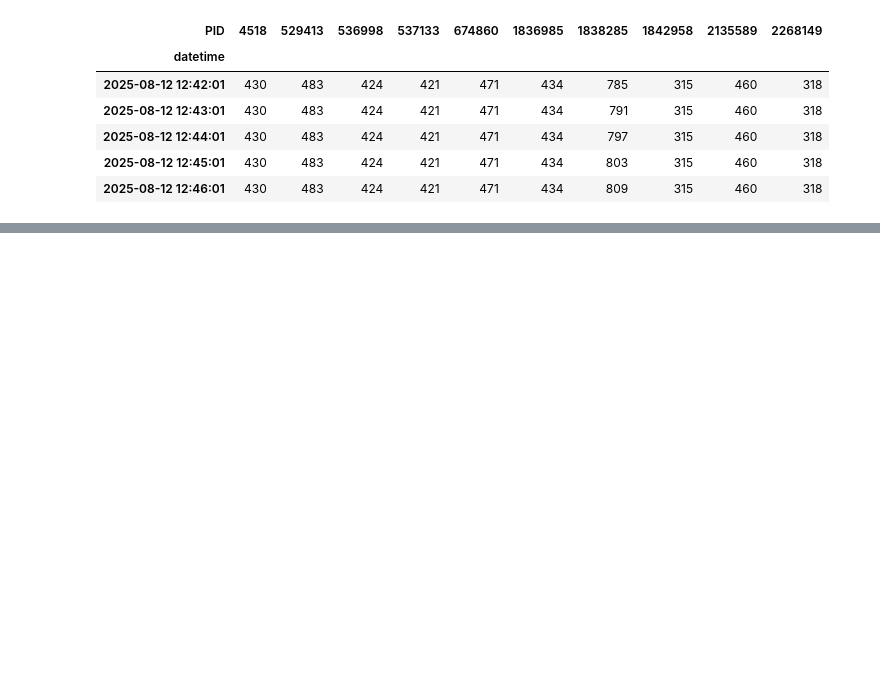
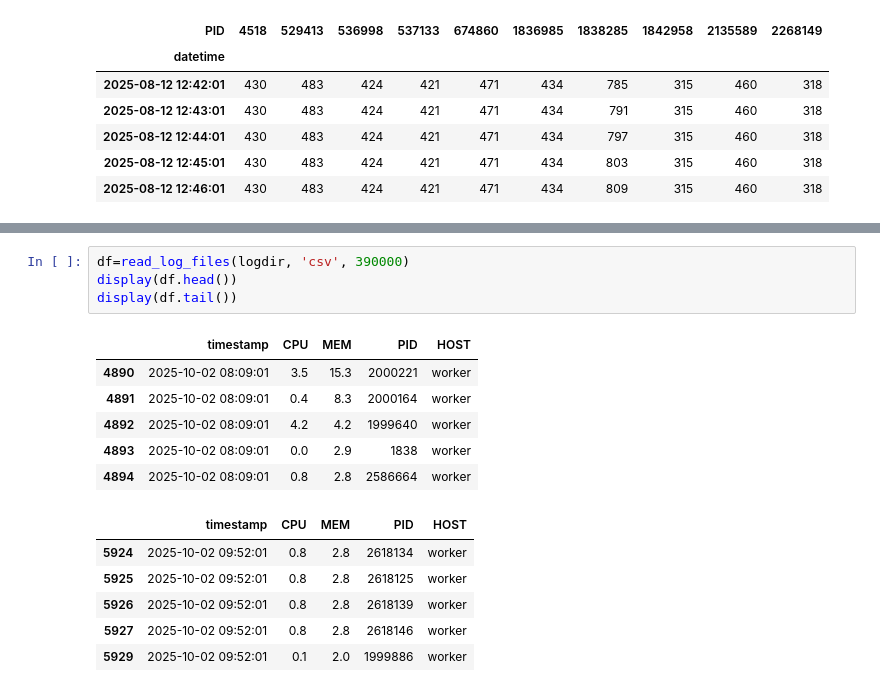
Before and after one commit to ihavelapki/tiny-monitor, a Jupyter notebook: analysis/tinymonitorplot.ipynb, the cells around one changed output, grey strips where cells are left out. Saved outputs shown, nothing was run; the diff lists cells and outputs as text; blank space fills up the shorter version.

```diff
--- a/analysis/tinymonitorplot.ipynb
+++ b/analysis/tinymonitorplot.ipynb
@@ -148,0 +220,17 @@ df4.head()
+# %%
+df=read_log_files(logdir, 'csv', 390000)
+display(df.head())
+display(df.tail())
+# %% [output]
+|  | timestamp | CPU | MEM | PID | HOST |
+| 4890 | 2025-10-02 08:09:01 | 3.5 | 15.3 | 2000221 | worker |
+| 4891 | 2025-10-02 08:09:01 | 0.4 | 8.3 | 2000164 | worker |
+| 4892 | 2025-10-02 08:09:01 | 4.2 | 4.2 | 1999640 | worker |
+| 4893 | 2025-10-02 08:09:01 | 0.0 | 2.9 | 1838 | worker |
+| 4894 | 2025-10-02 08:09:01 | 0.8 | 2.8 | 2586664 | worker |
+|  | timestamp | CPU | MEM | PID | HOST |
+| 5924 | 2025-10-02 09:52:01 | 0.8 | 2.8 | 2618134 | worker |
+| 5925 | 2025-10-02 09:52:01 | 0.8 | 2.8 | 2618125 | worker |
+| 5926 | 2025-10-02 09:52:01 | 0.8 | 2.8 | 2618139 | worker |
+| 5927 | 2025-10-02 09:52:01 | 0.8 | 2.8 | 2618146 | worker |
+| 5929 | 2025-10-02 09:52:01 | 0.1 | 2.0 | 1999886 | worker |
```
Also changed, not shown: parts of 5 cells of this notebook.
